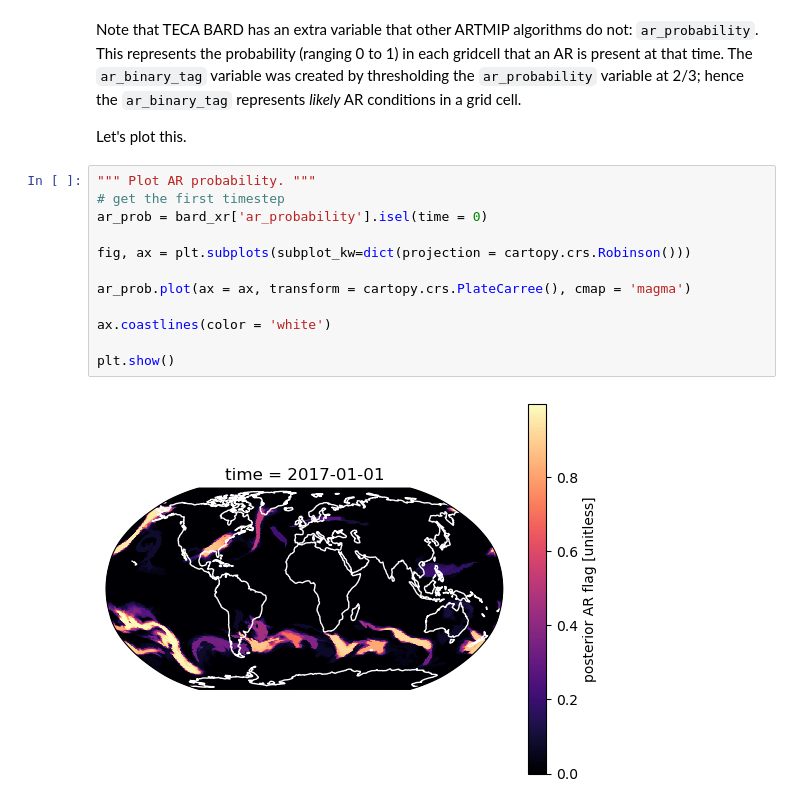
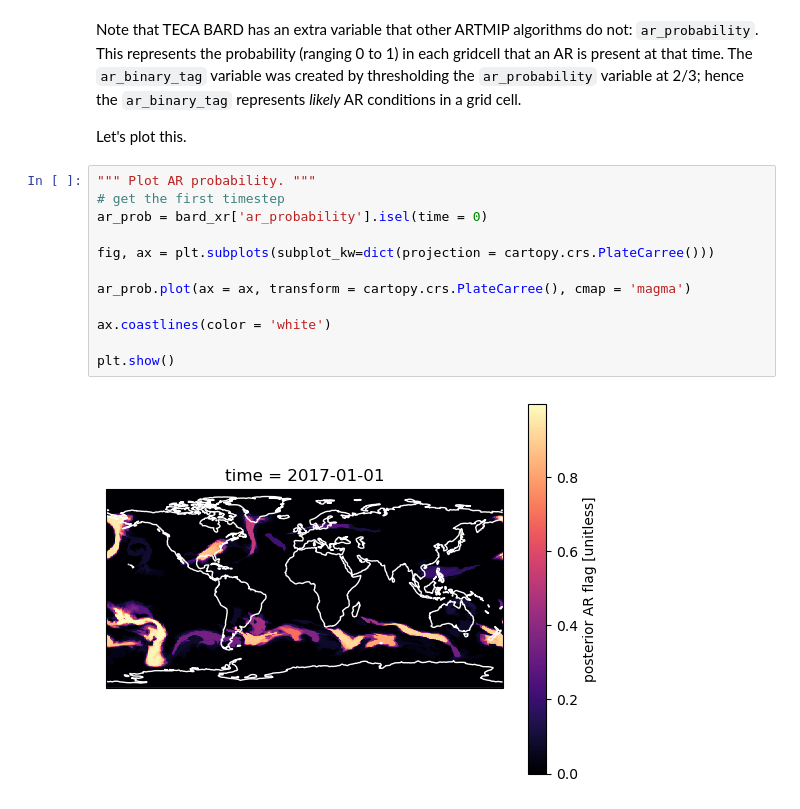
Before and after one commit to taobrienlbl/artmip-publish-teca-bard-v1.0.1, a Jupyter notebook: catalog_demo.ipynb, the cells around one changed output. Saved outputs shown, nothing was run; the diff lists cells and outputs as text.

Commit message:
hypothesis: robinson projection causes OOM for binder

```diff
--- a/catalog_demo.ipynb
+++ b/catalog_demo.ipynb
@@ -95,17 +43,17 @@ Let's plot this.
 # %%
 """ Plot AR probability. """
 # get the first timestep
 ar_prob = bard_xr['ar_probability'].isel(time = 0)
 
-fig, ax = plt.subplots(subplot_kw=dict(projection = cartopy.crs.Robinson()))
+fig, ax = plt.subplots(subplot_kw=dict(projection = cartopy.crs.PlateCarree()))
 
 ar_prob.plot(ax = ax, transform = cartopy.crs.PlateCarree(), cmap = 'magma')
 
 ax.coastlines(color = 'white')
 
 plt.show()
 # %% [output]
-[figure, old version]
+[figure, new version]
 # %%
 """ Plot AR binary tag """
 # get the first timestep
```
Also changed, not shown: parts of 2 cells of this notebook.
